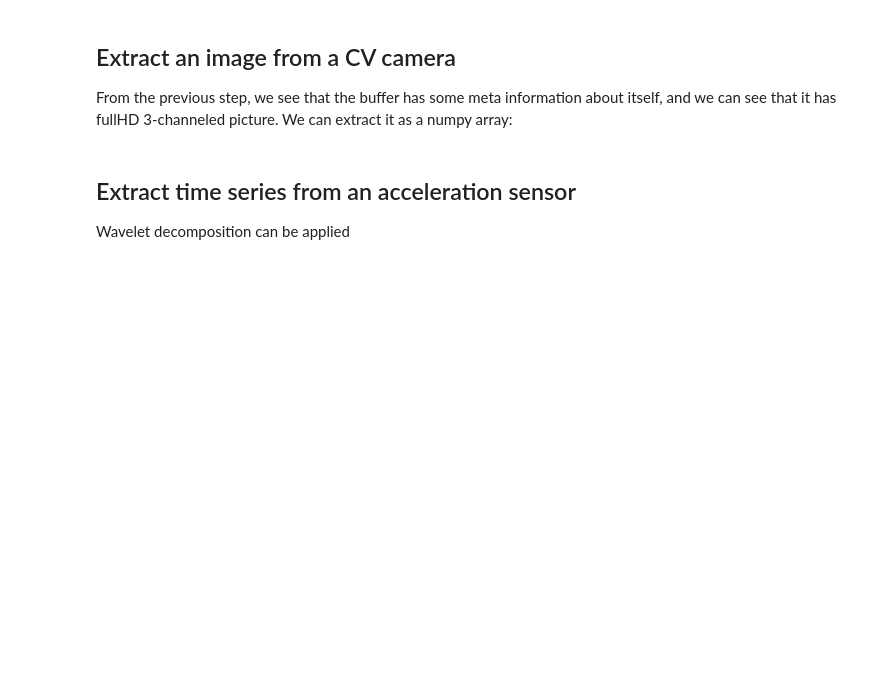
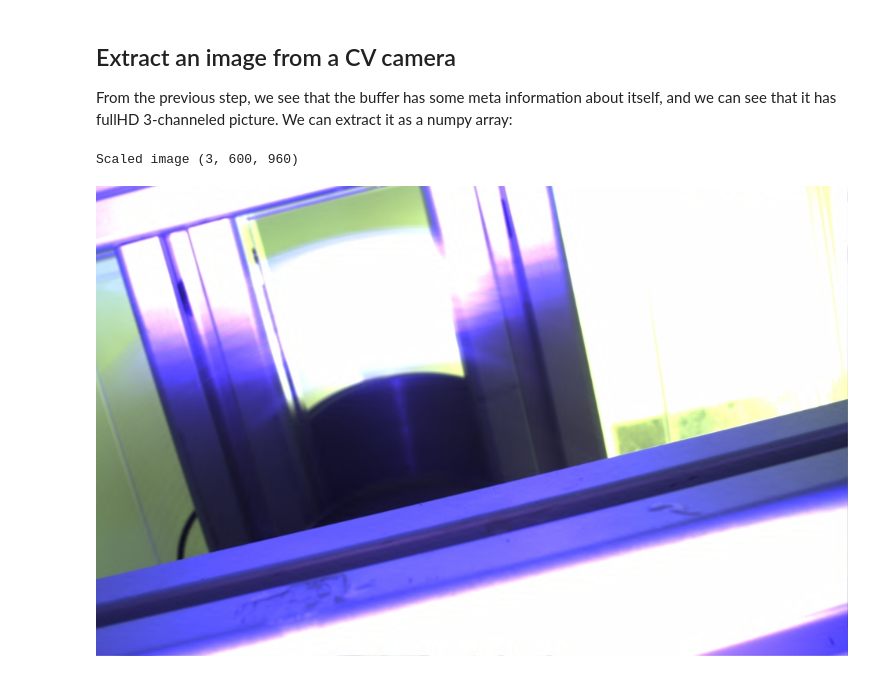
Before and after one commit to panda-official/DriftPythonClient, a Jupyter notebook: docs/tutorials/extract_data.ipynb, the cells around one changed output. Cells and saved outputs as stored; diff of their text form; code cells hidden in the pictures; blank space fills up the shorter version.

```diff
--- a/docs/tutorials/extract_data.ipynb
+++ b/docs/tutorials/extract_data.ipynb
@@ -53,15 +60,14 @@ From the previous step, we see that the buffer has some meta information about i
 # %%
 from wavelet_buffer.img import RgbJpeg, GrayJpeg
 from IPython.display import Image
 
 pic = buffer.compose(
-    scale_factor=2
-)  # we may use scale factor and restore smaller version of image
+    scale_factor=1
+)  # we may use scale factor and restore 2^scaler_factor times smaller version of image
 
 print(f"Scaled image {pic.shape}")
-
 jpeg = RgbJpeg().encode(pic)
 Image(data=jpeg)
+# %% [output]
+Scaled image (3, 600, 960)
+[figure, added]
-# %% [markdown]
-## Extract time series from an acceleration sensor
-Wavelet decomposition can be applied
```
Also changed, not shown: parts of 11 cells of this notebook.
